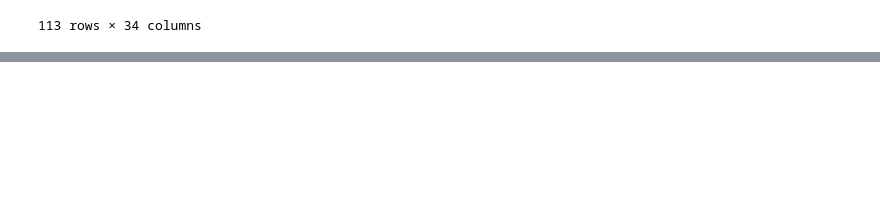
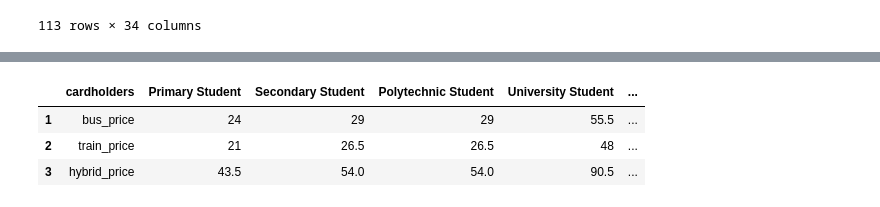
Before and after one commit to kaze-droid/SG-Transportation-Analysis, a Jupyter notebook: clean.ipynb, the cells around one changed output, grey strips where cells are left out. Saved outputs shown, nothing was run; the diff lists cells and outputs as text; code cells hidden in the pictures; blank space fills up the shorter version.

```diff
--- a/clean.ipynb
+++ b/clean.ipynb
@@ -580,0 +726,17 @@ df.to_csv('data/bus_demand_and_capacity.csv', index=False)
+# %%
+# Pivot with cardholders being columns
+concession_pass = pd.read_csv('datasrc/monthly-concession-pass.csv')
+concession_pass = concession_pass.T
+
+# Remove transposed index that is now the first row
+concession_pass.reset_index(inplace=True)
+# Remove all columns and set first row as new header
+concession_pass.columns = concession_pass.iloc[0]
+# Remove first row
+concession_pass = concession_pass[1:]
+display(concession_pass)
+# %% [output]
+|  | cardholders | Primary Student | Secondary Student | Polytechnic Student | University Student | ... |
+| 1 | bus_price | 24 | 29 | 29 | 55.5 | ... |
+| 2 | train_price | 21 | 26.5 | 26.5 | 48 | ... |
+| 3 | hybrid_price | 43.5 | 54.0 | 54.0 | 90.5 | ... |
```
Also changed, not shown: parts of 8 cells of this notebook, 8 other files.
